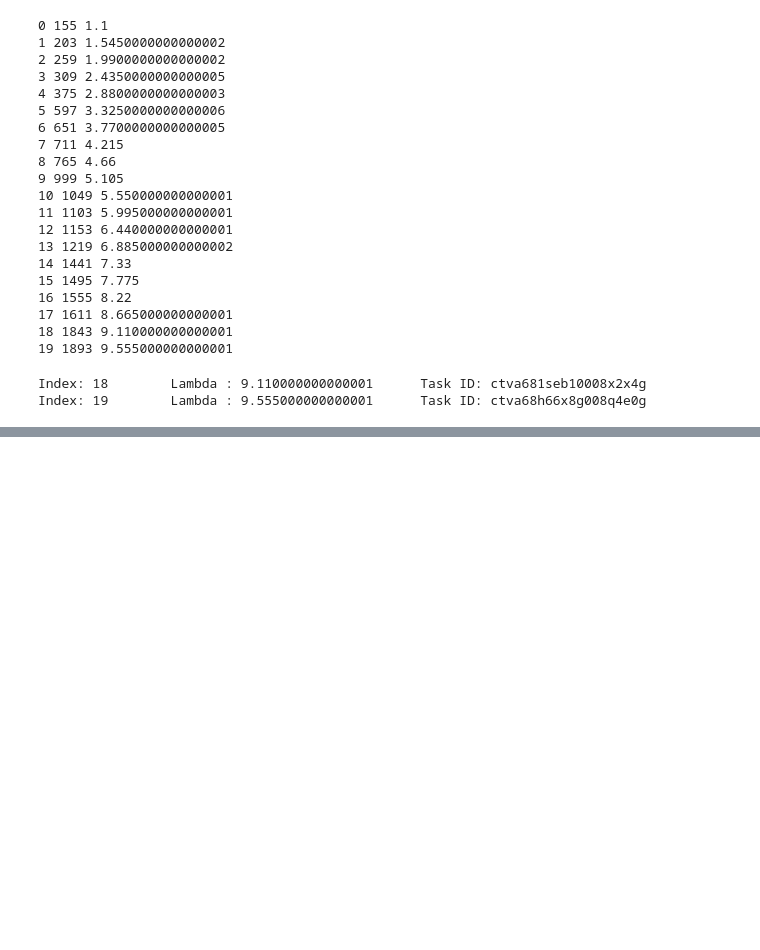
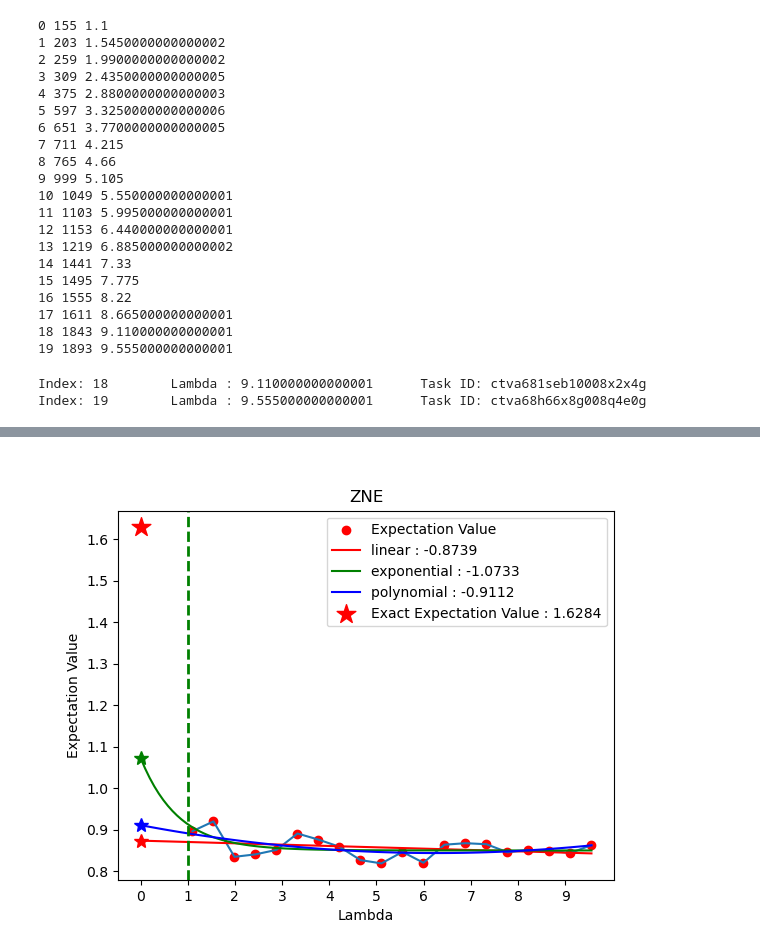
Before and after one commit to Gtortoretto/Quantum-Computing, a Jupyter notebook: AWS/Gabriel/GroundState7 - AWS - ZNE/main.ipynb, the cells around one changed output, grey strips where cells are left out. Drawn from its saved outputs; the diff is of its cells as text; code cells hidden in the pictures; blank space fills up the shorter version.

```diff
--- a/AWS/Gabriel/GroundState7 - AWS - ZNE/main.ipynb
+++ b/AWS/Gabriel/GroundState7 - AWS - ZNE/main.ipynb
@@ -880,0 +899,58 @@ plt.show()
+# %%
+def extrapolate_to_zero(a):
+
+    noise_scale_factors = np.array([row[1] for row in a])
+    expectation_values = np.array([row[0] for row in a])
+
+    results = {}
+
+    def linear_func(x, m, b):
+        return m * x + b
+
+    popt, _ = optimize.curve_fit(linear_func, noise_scale_factors, expectation_values)
+    results['linear'] = {'func' : linear_func, 'popt' : popt, 'valor no zero' : linear_func(0, *popt)}
+
+    def exp_func(x, a, b, c):
+        return a * np.exp(-b * x) + c
+
+    popt, _ = optimize.curve_fit(exp_func, noise_scale_factors, expectation_values, p0=[1, 1, 0])
+    results['exponential'] = {'func' : exp_func, 'popt' : popt, 'valor no zero' : exp_func(0, *popt)}
+
+    def poly_func(x, a, b, c):
+        return a * x**2 + b * x + c
+
+    popt, _ = optimize.curve_fit(poly_func, noise_scale_factors, expectation_values)
+    results['polynomial'] = {'func' : poly_func, 'popt' : popt, 'valor no zero' : poly_func(0, *popt)}
+
+    return results
+
+extrapolated_values = extrapolate_to_zero(zne_circuits_brisbane_results_2)
+
+cores = {'linear' : 'red', 'exponential' : 'g', 'polynomial' : 'blue'}
+
+plt.figure()
+
+x, y = np.array([a[1] for a in zne_circuits_brisbane_results_2]), np.array([a[0] for a in zne_circuits_brisbane_results_2])
+
+plt.plot(x, -y)
+plt.scatter(x, -y, c='red', label = "Expectation Value")
+
+exact_value = 1.6283761394092897
+x_linspace = np.linspace(0, max(x), 100)
+
+for modelo, valores in extrapolated_values.items():
+
+    plt.plot(x_linspace, -valores['func'](x_linspace, *valores['popt']), color = cores[modelo], label = f"{modelo} : {valores['valor no zero']:.4f}")
+    plt.plot(0, -valores['valor no zero'], color = cores[modelo], marker='*', markersize=10)
+
+plt.scatter(0, exact_value, color='red', marker='*', s=200, label=f'Exact Expectation Value : {exact_value:.4f}')
+plt.xticks(np.arange(0, 10, 1))
+plt.axvline(x=1, color='green', linestyle='--', linewidth=2)
+
+plt.xlabel("Lambda")
+plt.ylabel("Expectation Value")
+plt.title("ZNE")
+plt.legend()
+plt.show()
+# %% [output]
+[figure, added]
```
Also changed, not shown: parts of 5 cells of this notebook, 1 other file.
